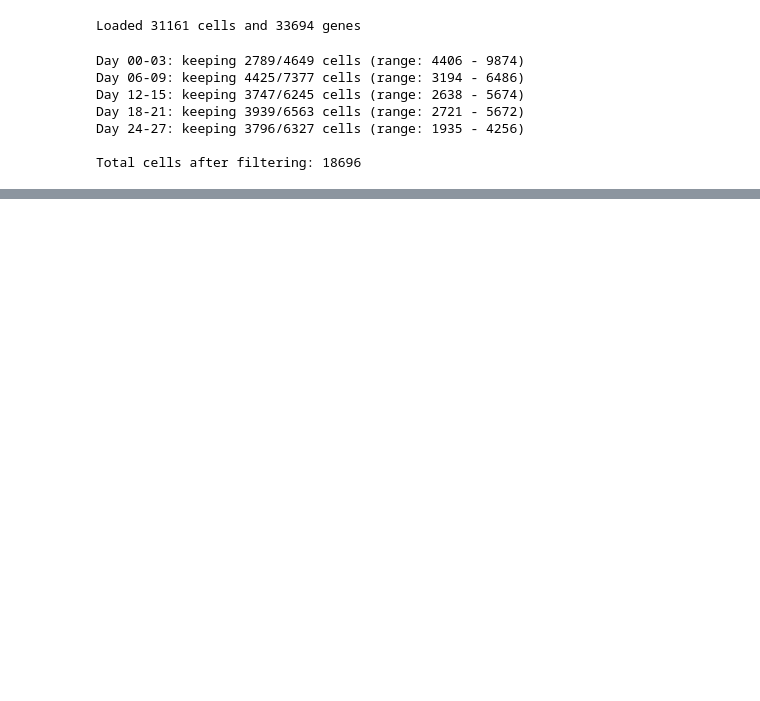
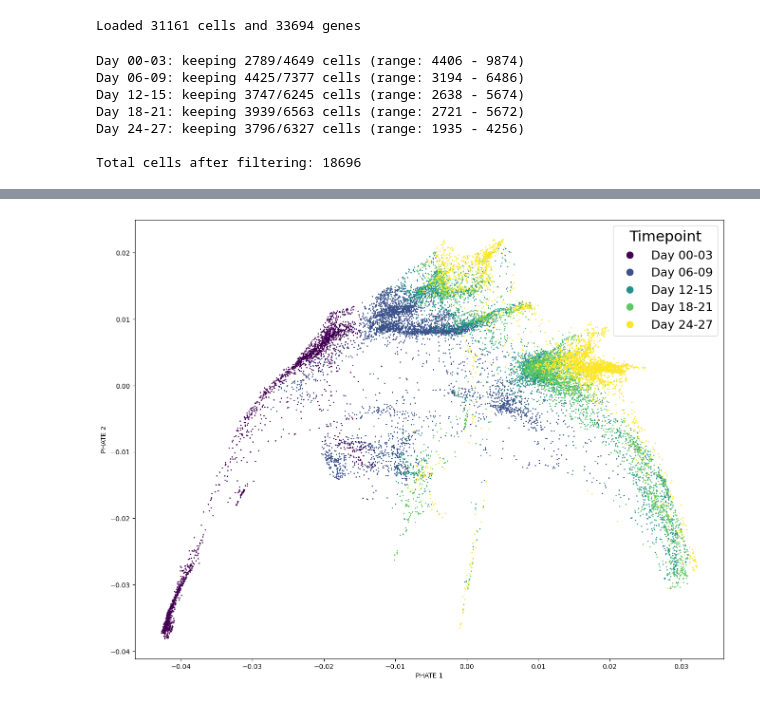
Before and after one commit to theo-long/uPHATE, a Jupyter notebook: notebooks/embryoid_body_data.ipynb, the cells around one changed output, grey strips where cells are left out. Saved outputs shown, nothing was run; the diff lists cells and outputs as text; code cells hidden in the pictures; blank space fills up the shorter version.

```diff
--- a/notebooks/embryoid_body_data.ipynb
+++ b/notebooks/embryoid_body_data.ipynb
@@ -233,0 +229,27 @@ sc.pl.embedding(
+# %%
+fig, ax = plt.subplots(figsize=(16, 12))
+ax.scatter(*orig.T, s=1, c=pd.factorize(adata.obs["timepoint"])[0])
+legend_handles = []
+for i, label in enumerate(unique_labels):
+    handle = mlines.Line2D(
+        [], [],
+        color=cmap(i),
+        marker='o',
+        linestyle='None',
+        markersize=5,
+        label=label
+    )
+    legend_handles.append(handle)
+
+ax.set_ylabel("PHATE 2")
+ax.set_xlabel("PHATE 1")
+ax.legend(
+    handles=legend_handles,
+    title="Timepoint",
+    markerscale=2,
+    fontsize=18,
+    title_fontsize=22,
+)
+fig.savefig("../figures/embryoid_baseline.png")
+# %% [output]
+[figure, added]
```
Also changed, not shown: parts of 12 cells of this notebook, 2 other files.
